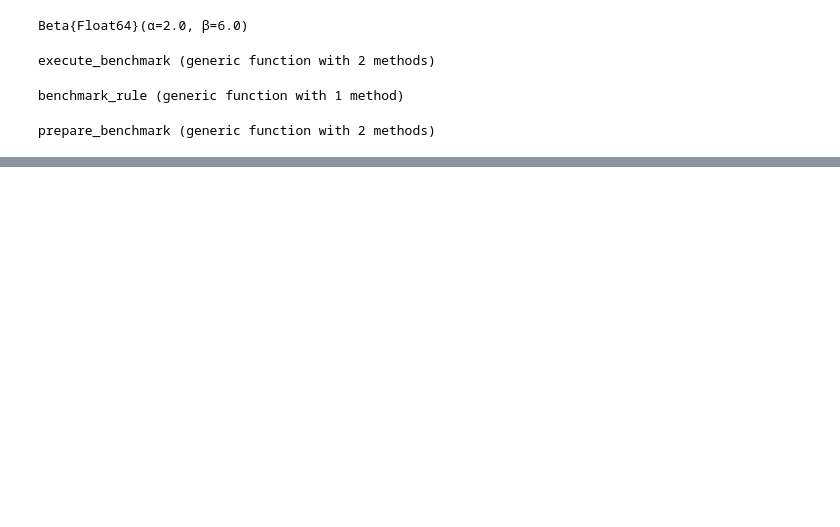
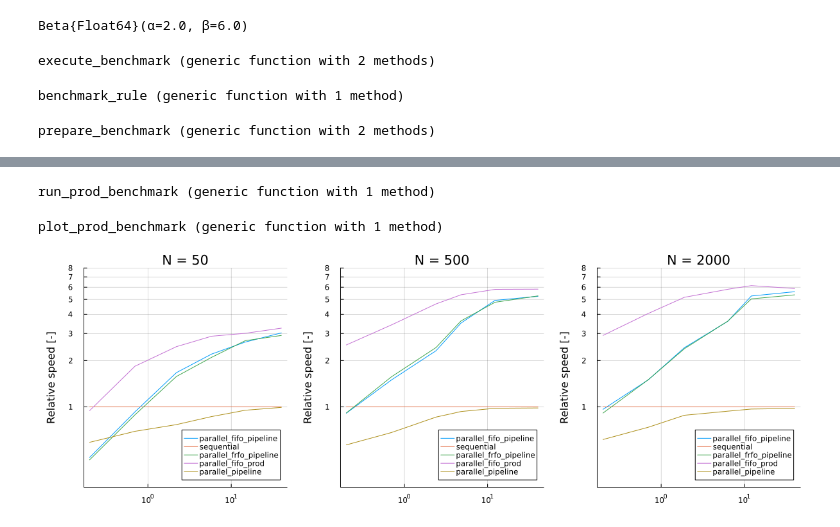
Before and after one commit to biaslab/ThesisParallelMP, a Jupyter notebook: benchmarks/coin_toss.ipynb, the cells around one changed output, grey strips where cells are left out. Drawn from its saved outputs; the diff is of its cells as text; code cells hidden in the pictures; blank space fills up the shorter version.

```diff
--- a/benchmarks/coin_toss.ipynb
+++ b/benchmarks/coin_toss.ipynb
@@ -12,7 +12,7 @@ using RxInfer, Random, StatsPlots, LinearAlgebra, ProgressMeter
 # %%
 includet("../parallel.jl")
 # %%
-n = 1000  # Number of coin flips
+n = 200  # Number of coin flips
 p = 0.75 # Bias of a coin
 
 distribution = Bernoulli(p)
@@ -149,2 +155,0 @@ combinations = [
-# %%
-results = run_big_benchmark(combinations, 10:2:25; niterations = 10);
@@ -188,0 +220,62 @@ p
+# %%
+function run_prod_benchmark(combinations, sizes; nsamples = 10, dataset = dataset, prior = prior, niterations = 100)
+    return @showprogress map(sizes) do size
+
+        results = Dict()
+        results[:prod] = benchmark_prod(size)
+
+        for (key, combination) in combinations
+            _b_combination = prepare_benchmark(combination[1], combination[2], dataset, prior, nothing, MyCustomProd(size), niterations)
+            results[key] = execute_benchmark(_b_combination, nsamples)
+        end
+
+        return (size, results)
+    end
+end
+# %% [output]
+run_prod_benchmark (generic function with 1 method)
+# %%
+function plot_prod_benchmark(combinations, sizes, n, niterations)
+    rule_results = run_prod_benchmark(combinations, sizes; dataset=float.(rand(distribution, n)), niterations = niterations);
+
+    sizes = getindex.(rule_results, 1)
+    benchmarks = getindex.(rule_results, 2)
+    names = [first.(combinations); :prod]
+
+    points = map(names) do name
+        name => minimum.(getindex.(benchmarks, name))
+    end |> Dict
+
+    p = plot(
+        xaxis = :log,
+        yaxis = :log,
+        legend = :bottomright,
+        xlabel = "Product time [μs]",
+        ylabel = "Relative speed [-]",
+        yticks = ([1:8;], [string(a) for a in 1:8]),
+        ylim = (0.3, 8),
+        gridalpha = 0.3,
+        title = "N = $n",
+    )
+
+    for (key, values) in pairs(points)
+        if key != :prod
+            plot!(p, points[:prod], points[:sequential] ./ values, label = string(key))
+        end
+    end
+
+    return p
+end
+# %% [output]
+plot_prod_benchmark (generic function with 1 method)
+# %%
+sizes = 10:2:20
+niterations = 100
+
+p1 = plot_prod_benchmark(combinations, sizes, 50, niterations)
+p2 = plot_prod_benchmark(combinations, sizes, 500, niterations)
+p3 = plot_prod_benchmark(combinations, sizes, 2000, niterations);
+# %%
+plot(p1, p2, p3, layout = (1, 3), size = (1200, 400), left_margin = 8Plots.mm)
+# %% [output]
+[figure, added]
```
Also changed, not shown: parts of 11 cells of this notebook, 4 other files.
